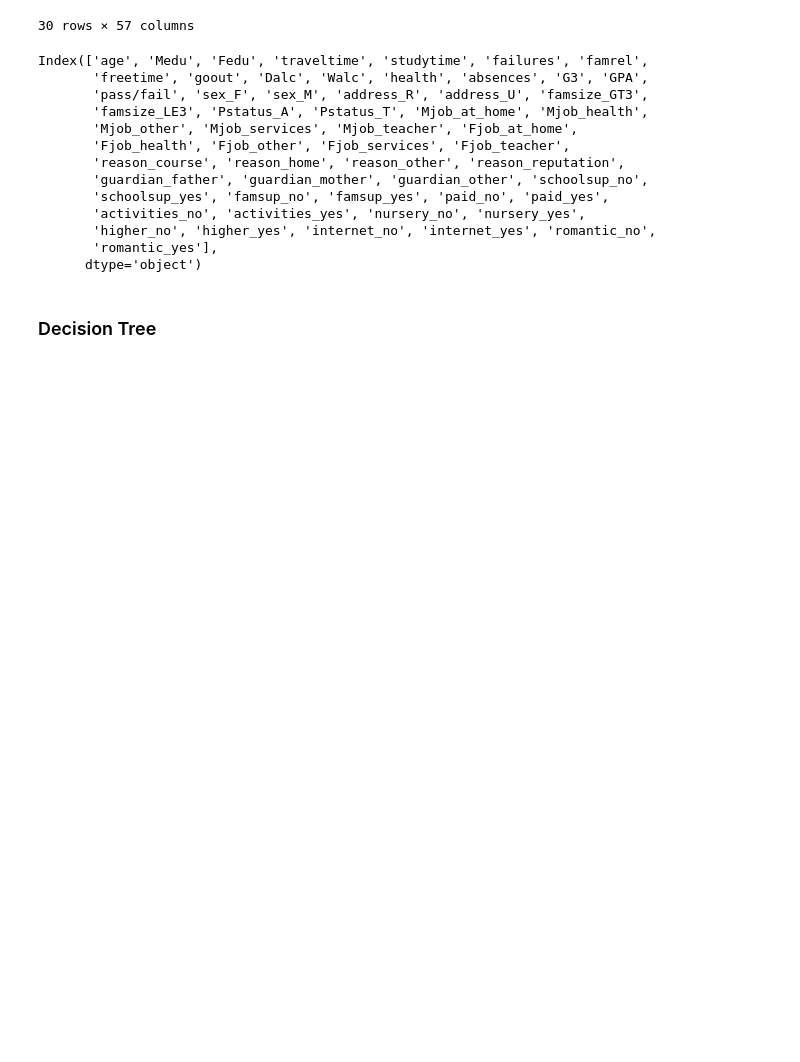
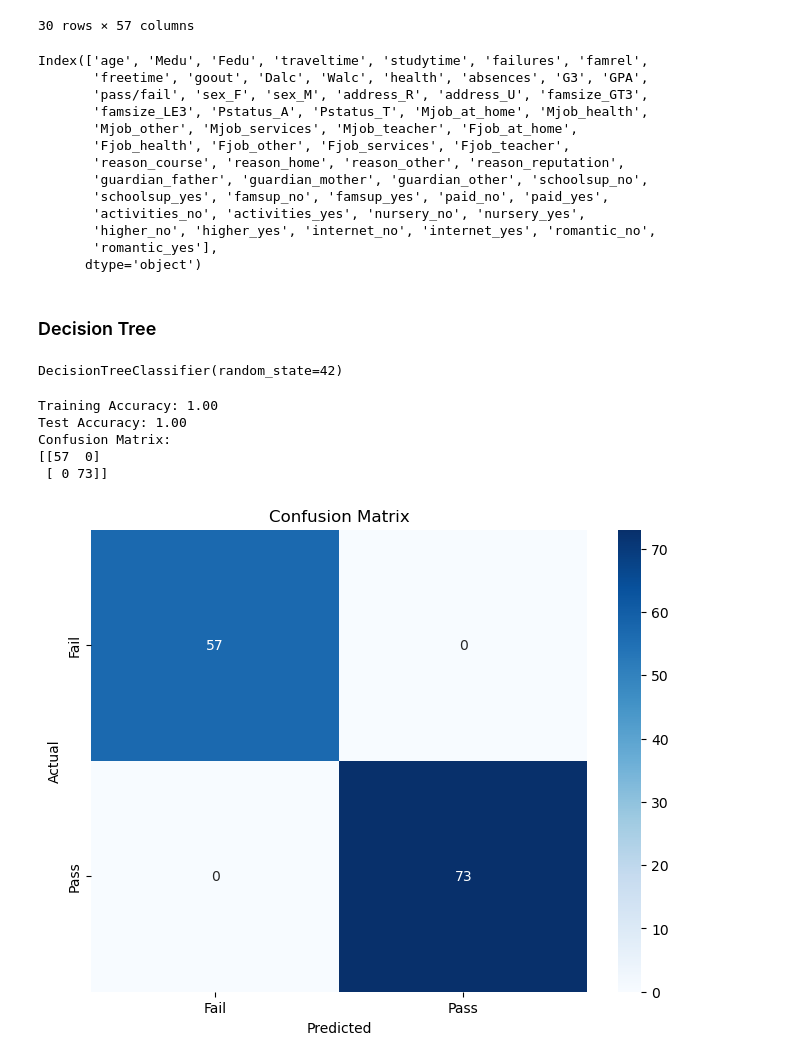
Before and after one commit to VictorAbhi/Student_Performance_Analysis, a Jupyter notebook: Student_Performance_Analysis.ipynb, the cells around one changed output. Drawn from its saved outputs; the diff is of its cells as text; code cells hidden in the pictures; blank space fills up the shorter version.

```diff
--- a/Student_Performance_Analysis.ipynb
+++ b/Student_Performance_Analysis.ipynb
@@ -822,0 +831,45 @@ Index(['age', 'Medu', 'Fedu', 'traveltime', 'studytime', 'failures', 'famrel',
+# %%
+# extract features and target variable
+X = final_data.drop(['pass/fail', 'GPA'], axis=1)
+y = final_data['pass/fail']
+
+# convert target variable to numerical (0 and 1)
+y = y.map({'fail': 0, 'pass': 1})
+
+# split data into training and testing sets
+X_train, X_test, y_train, y_test = train_test_split(X, y, test_size=0.2, random_state=42)
+model = DecisionTreeClassifier(random_state=42)
+model.fit(X_train, y_train)
+# %% [output]
+DecisionTreeClassifier(random_state=42)
+# %%
+# Predict on training and test sets
+y_train_pred = model.predict(X_train)
+y_test_pred = model.predict(X_test)
+
+# Calculate accuracy
+train_accuracy = accuracy_score(y_train, y_train_pred)
+test_accuracy = accuracy_score(y_test, y_test_pred)
+
+print(f'Training Accuracy: {train_accuracy:.2f}')
+print(f'Test Accuracy: {test_accuracy:.2f}')
+
+# generate confusion matrix
+conf_matrix = confusion_matrix(y_test, y_test_pred)
+print('Confusion Matrix:')
+print(conf_matrix)
+
+# plot confusion matrix
+plt.figure(figsize=(8, 6))
+sns.heatmap(conf_matrix, annot=True, cmap='Blues', fmt='g', xticklabels=['Fail', 'Pass'], yticklabels=['Fail', 'Pass'])
+plt.title('Confusion Matrix')
+plt.xlabel('Predicted')
+plt.ylabel('Actual')
+plt.show()
+# %% [output]
+Training Accuracy: 1.00
+Test Accuracy: 1.00
+Confusion Matrix:
+[[57  0]
+ [ 0 73]]
+[figure, added]
```
Also changed, not shown: parts of 21 cells of this notebook, 3 other files.
